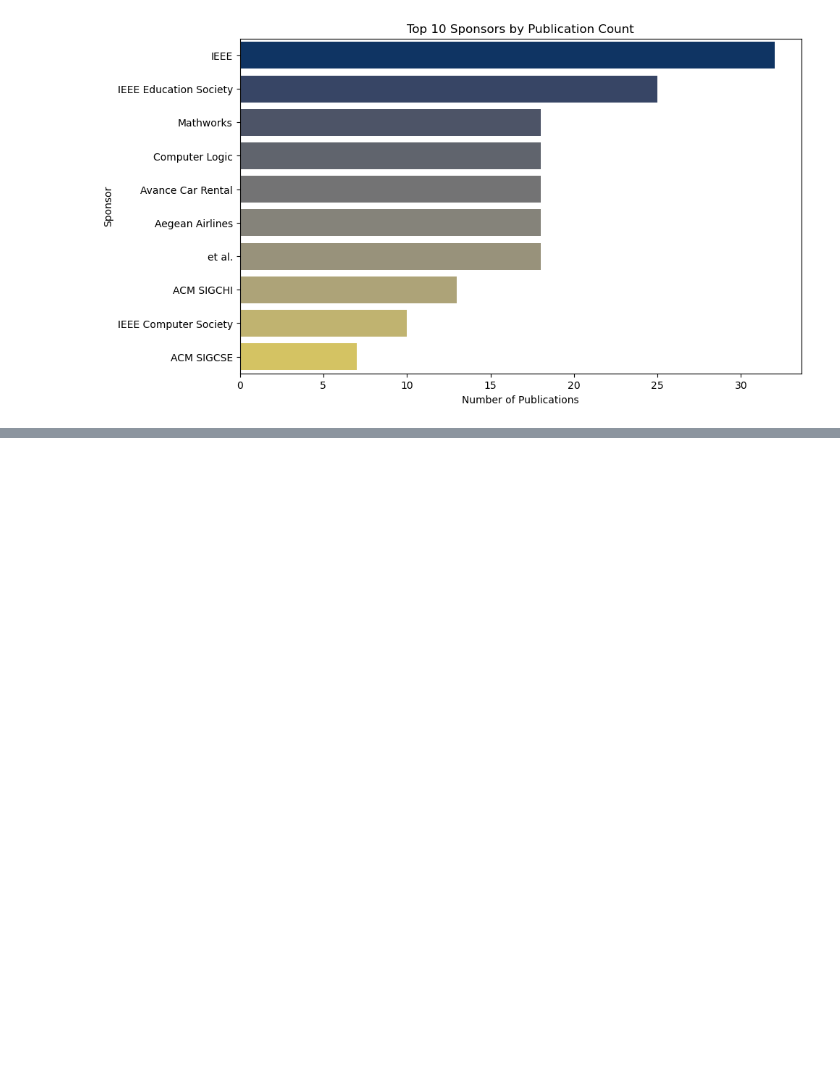
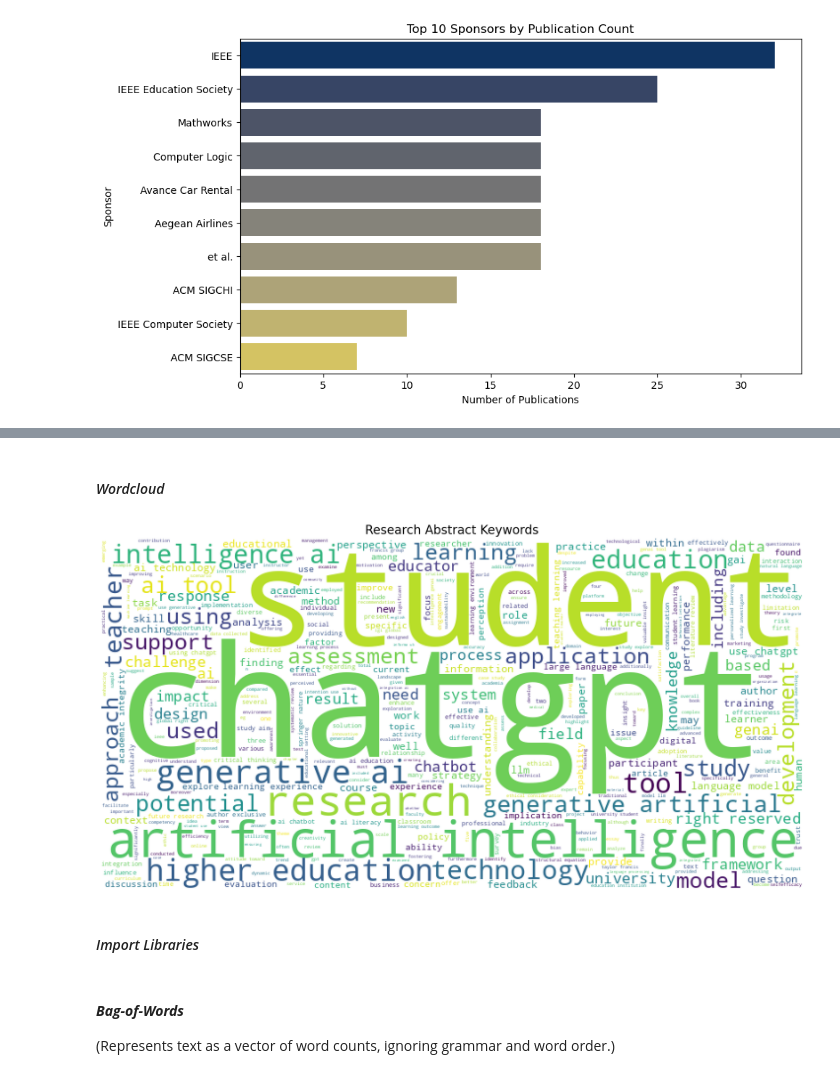
Before and after one commit to RafaelSGil/Edu-AI, a Jupyter notebook: notebook/EduAI.ipynb, the cells around one changed output, grey strips where cells are left out. Drawn from its saved outputs; the diff is of its cells as text; code cells hidden in the pictures; blank space fills up the shorter version.

```diff
--- a/notebook/EduAI.ipynb
+++ b/notebook/EduAI.ipynb
@@ -562,0 +605,3 @@ Passing `palette` without assigning `hue` is deprecated and will be removed in v
+# %%
+# Load CSV
+data = pd.read_csv('../scopus.csv')
@@ -562,0 +689,13 @@ Passing `palette` without assigning `hue` is deprecated and will be removed in v
+# %%
+# Basic usage
+data['Processed_Abstract'] = data['Abstract'].apply(advanced_text_preprocess)
+
+# Customized preprocessing
+data['Custom_Processed'] = data['Abstract'].apply(
+    lambda x: advanced_text_preprocess(
+        x,
+        lowercase=True,
+        remove_numbers=False,
+        lemmatize=True
+    )
+)
@@ -562,0 +725,42 @@ Passing `palette` without assigning `hue` is deprecated and will be removed in v
+# %% [markdown]
+#### *Wordcloud*
+# %%
+
+def generate_wordcloud(text_series, title='Word Cloud', max_words=10000, background_color='white'):
+    """
+    Generate a word cloud from a pandas Series of text
+
+    Parameters:
+    - text_series: Pandas Series containing processed text
+    - title: Title of the word cloud
+    - max_words: Maximum number of words to display
+    - background_color: Background color of the word cloud
+    """
+
+    # Combine all text into a single string
+    text = ' '.join(text_series.dropna())
+
+    # Create WordCloud object
+    wordcloud = WordCloud(
+        width=800,
+        height=400,
+        background_color=background_color,
+        max_words=max_words,
+        stopwords = STOPWORDS,
+        colormap='viridis'
+    ).generate(text)
+
+    # Create the plot
+    plt.figure(figsize=(16,10), facecolor=None)
+    plt.imshow(wordcloud)
+    plt.axis('off')
+    plt.tight_layout(pad=0)
+    plt.title(title, fontsize=20)
+    plt.show()
+
+
+generate_wordcloud(data['Processed_Abstract'], title='Research Abstract Keywords')
+# %% [output]
+[figure, added]
+# %% [markdown]
+#### *Import Libraries*
@@ -562,0 +774,3 @@ Passing `palette` without assigning `hue` is deprecated and will be removed in v
+# %% [markdown]
+#### ***Bag-of-Words***
+(Represents text as a vector of word counts, ignoring grammar and word order.)
```
Also changed, not shown: parts of 67 cells of this notebook, 1 other file.
